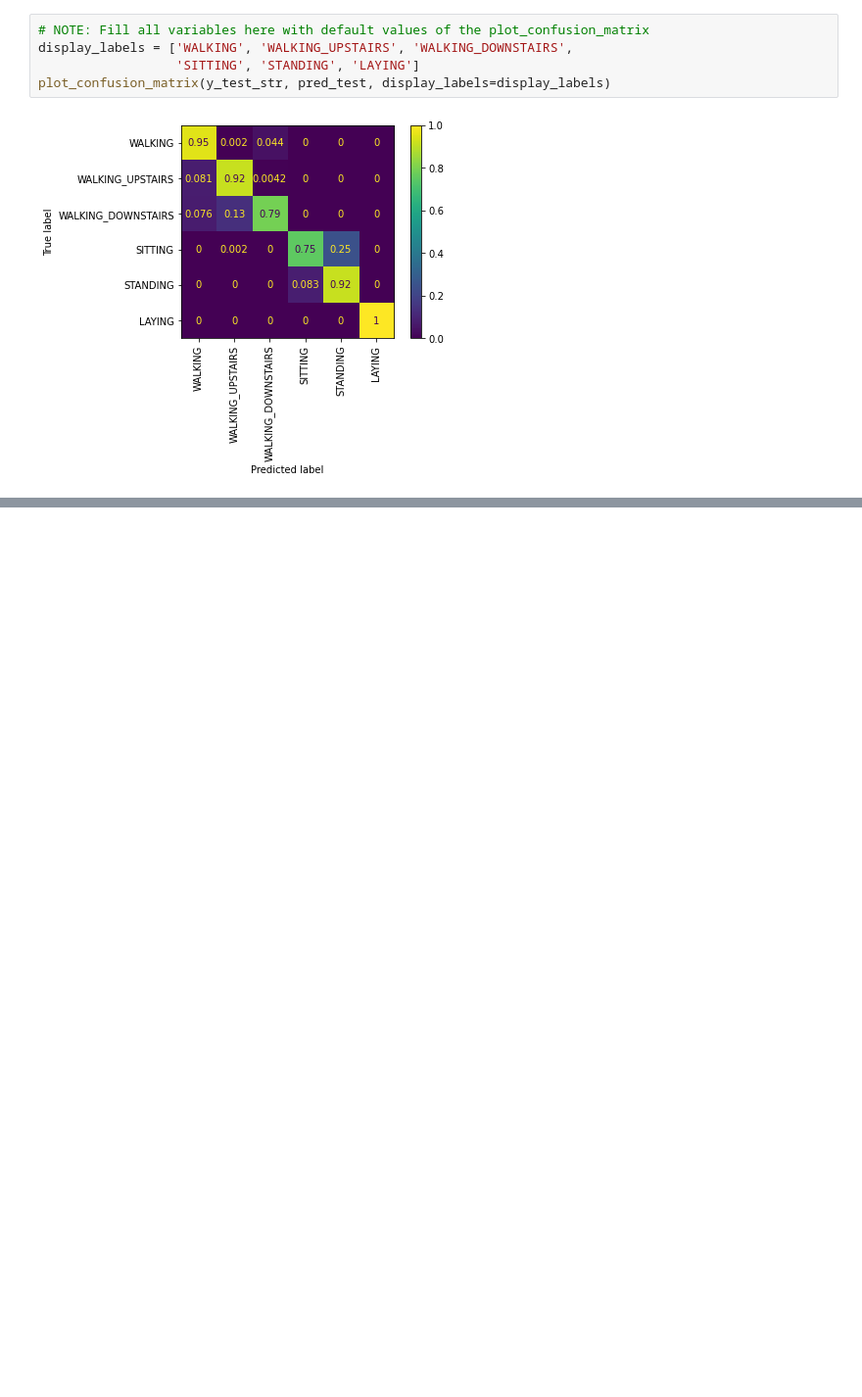
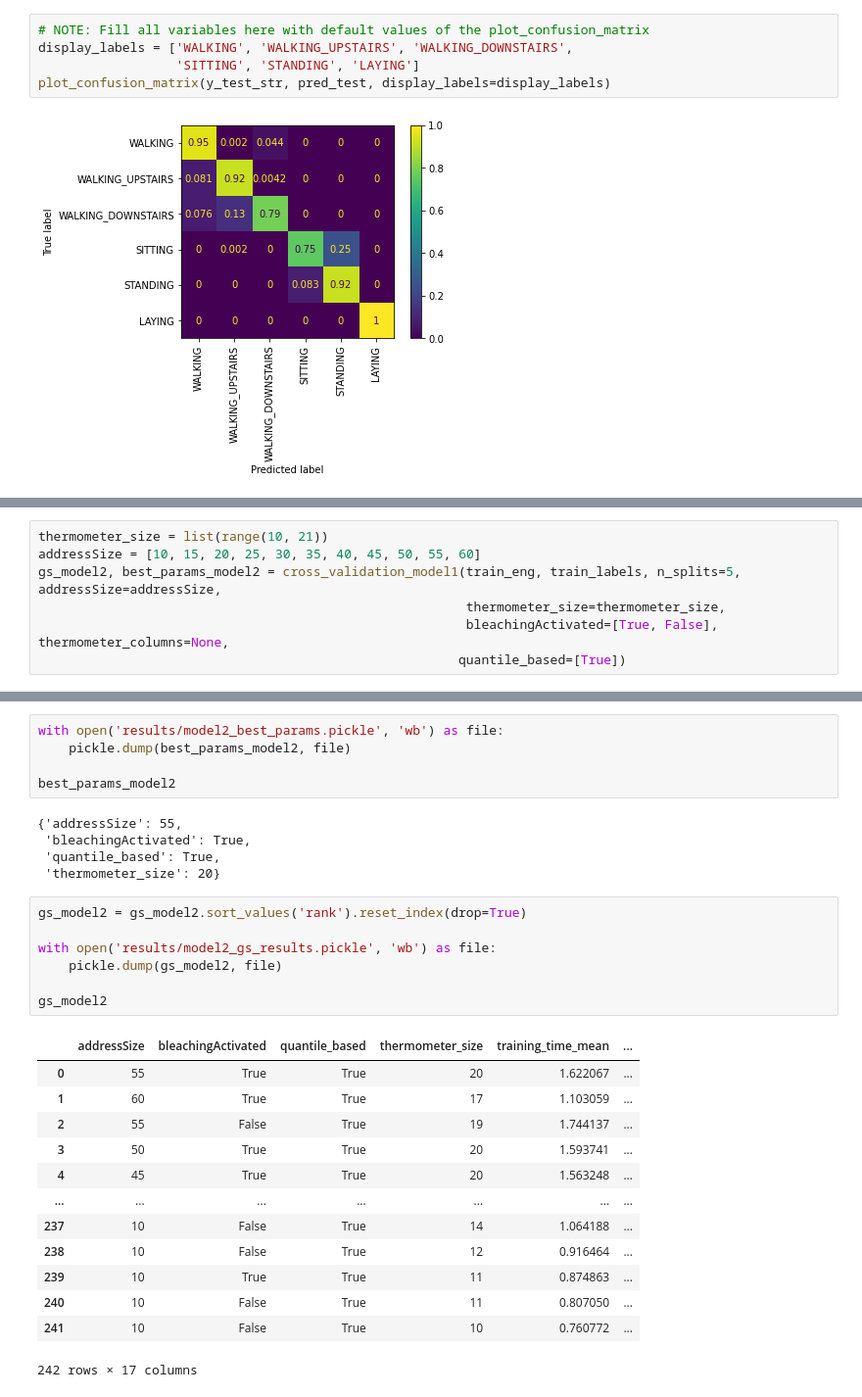
Before and after one commit to bruno-accioli/activity-recognition-WiSARD, a Jupyter notebook: train.ipynb, the cells around one changed output, grey strips where cells are left out. Shown at 98% size. Cells and saved outputs as stored; diff of their text form; blank space fills up the shorter version.

```diff
--- a/train.ipynb
+++ b/train.ipynb
@@ -390,0 +738,7 @@ plot_confusion_matrix(y_test_str, pred_test, display_labels=display_labels)
+# %%
+thermometer_size = list(range(10, 21))
+addressSize = [10, 15, 20, 25, 30, 35, 40, 45, 50, 55, 60]
+gs_model2, best_params_model2 = cross_validation_model1(train_eng, train_labels, n_splits=5, addressSize=addressSize,
+                                                        thermometer_size=thermometer_size,
+                                                        bleachingActivated=[True, False], thermometer_columns=None,
+                                                       quantile_based=[True])
@@ -390,0 +781,31 @@ plot_confusion_matrix(y_test_str, pred_test, display_labels=display_labels)
+# %%
+with open('results/model2_best_params.pickle', 'wb') as file:
+    pickle.dump(best_params_model2, file)
+
+best_params_model2
+# %% [output]
+{'addressSize': 55,
+ 'bleachingActivated': True,
+ 'quantile_based': True,
+ 'thermometer_size': 20}
+# %%
+gs_model2 = gs_model2.sort_values('rank').reset_index(drop=True)
+
+with open('results/model2_gs_results.pickle', 'wb') as file:
+    pickle.dump(gs_model2, file)
+
+gs_model2
+# %% [output]
+|  | addressSize | bleachingActivated | quantile_based | thermometer_size | training_time_mean | ... |
+| 0 | 55 | True | True | 20 | 1.622067 | ... |
+| 1 | 60 | True | True | 17 | 1.103059 | ... |
+| 2 | 55 | False | True | 19 | 1.744137 | ... |
+| 3 | 50 | True | True | 20 | 1.593741 | ... |
+| 4 | 45 | True | True | 20 | 1.563248 | ... |
+| ... | ... | ... | ... | ... | ... | ... |
+| 237 | 10 | False | True | 14 | 1.064188 | ... |
+| 238 | 10 | False | True | 12 | 0.916464 | ... |
+| 239 | 10 | True | True | 11 | 0.874863 | ... |
+| 240 | 10 | False | True | 11 | 0.807050 | ... |
+| 241 | 10 | False | True | 10 | 0.760772 | ... |
+242 rows × 17 columns
```
Also changed, not shown: parts of 21 cells of this notebook, 5 other files.
